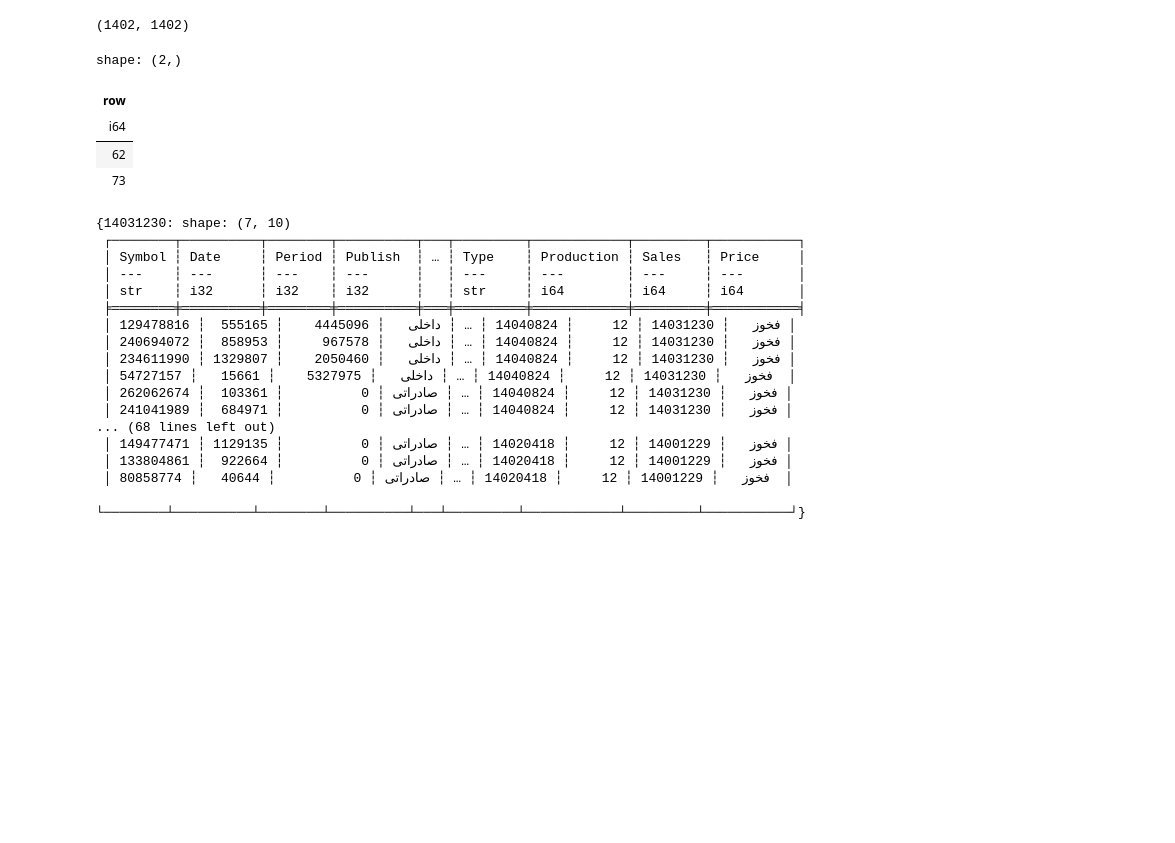
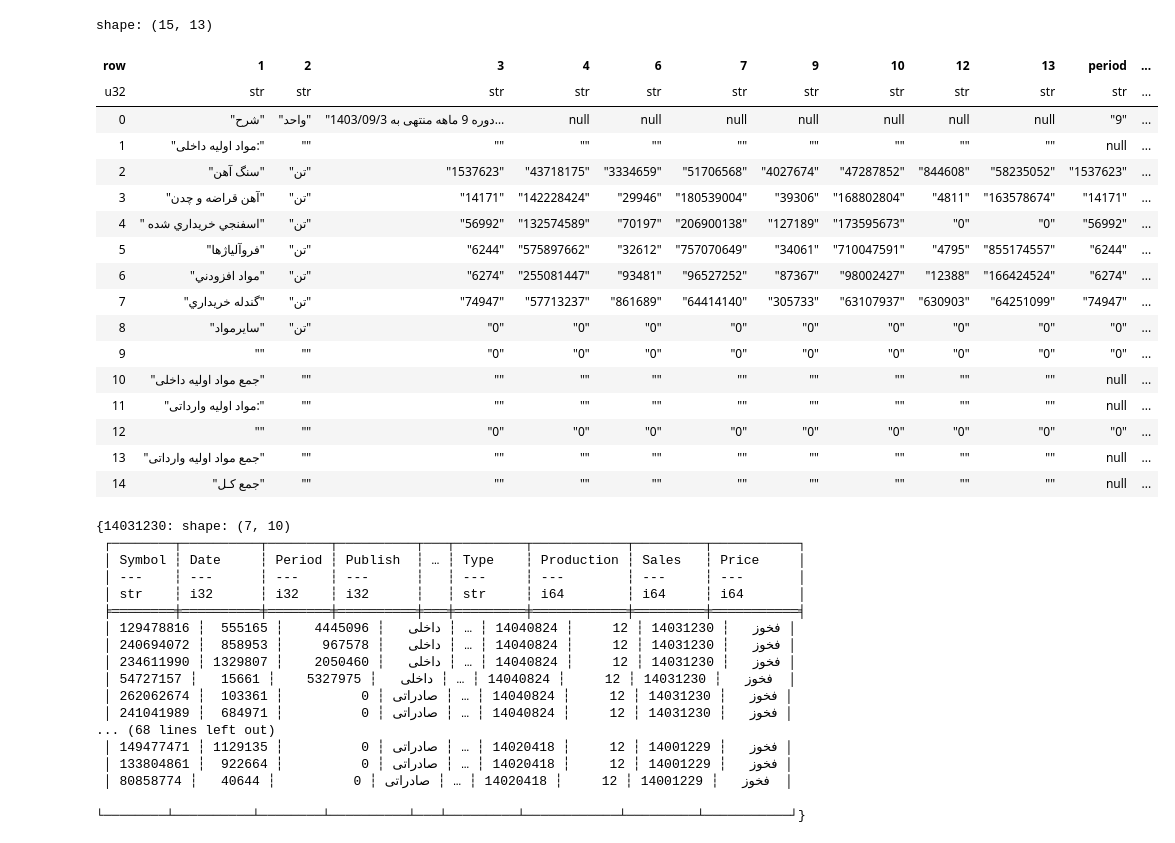
Before and after one commit to elmiramehralizadeh-stack/Python-initial-first-project, a Jupyter notebook: run_test.ipynb, the cells around one changed output. Cells and saved outputs as stored; diff of their text form; code cells hidden in the pictures; blank space fills up the shorter version.

Commit message:
raw_material_functions update date and period

```diff
--- a/run_test.ipynb
+++ b/run_test.ipynb
@@ -203,9 +234,9 @@ def create_dict_dataframes(url: str, date: int, report_type: str) -> dict:
                             est_next_year  = df.filter(pl.col("row") > split_row)
 
                             remain_year = est_df_remain.select(pl.col("3").str.extract(r'(\d{4})/\d{2}/\d{2}', 1).cast(pl.Int32))[0].item()
-                            next_yesr_year = est_next_year.select(pl.col("3").str.extract(r'(\d{4})/\d{2}/\d{2}', 1).cast(pl.Int32))[0].item()
+                            next_year = est_next_year.select(pl.col("3").str.extract(r'(\d{4})/\d{2}/\d{2}', 1).cast(pl.Int32))[0].item()
 
-                            if remain_year == next_yesr_year:
+                            if remain_year == next_year:
                                     all_data['est_next_year'] = est_df_remain
                                     all_data['est_next_year'] = all_data['est_next_year'].insert_column(-1, pl.lit(int(digits.fa_to_en(date_).replace('/', ''))).alias("Date"))
                             else:
@@ -227,9 +258,9 @@ def creat_raw_material_dataframe(symbol: str, url: str, date: int, period: int,
         if data is None: continue
         cols = data.columns
         sorted_cols = sorted(cols, key=lambda x: (0 if x == "row" else 1, int(x) if x.isdigit() else float("inf")))
-        sorted_cols = ['row', 'Date', '1', '2', '3', '4', '6', '7', '9', '10', '12', '13']
+        sorted_cols = ['row', '1', '2', '3', '4', '6', '7', '9', '10', '12', '13']
         data = data.select(sorted_cols)
-
+        return data
         col_name = {
             "Raw Material": '1',
             'Unit': '2',
@@ -257,13 +288,16 @@ def creat_raw_material_dataframe(symbol: str, url: str, date: int, period: int,
         rename_map = {v: k for k, v in col_name.items()}
         df_goods = df_goods.rename(rename_map)
 
+
+
         df_goods = df_goods.insert_column(0, pl.lit(symbol).alias("Symbol"))
+        df_goods = df_goods.insert_column(1, pl.lit(date).alias("Date"))
         df_goods = df_goods.insert_column(2, pl.lit(period).alias("Period"))
         df_goods = df_goods.insert_column(3, pl.lit(publish).alias("Publish"))
-        cs = ['Symbol','Period','Publish','Date', 'Raw Material', 'Unit', 'Type', 'Beginning Inventory_qn', 'Beginning Inventory_pr', 'Purchases During the Period_qn', 'Purchases During the Period_pr', 'Consumption_qn', 'Consumption_pr', 'Ending Inventory_qn', 'Ending Inventory_pr']
+        cs = ['Symbol','Date','Period','Publish', 'Raw Material', 'Unit', 'Type', 'Beginning Inventory_qn', 'Beginning Inventory_pr', 'Purchases During the Period_qn', 'Purchases During the Period_pr', 'Consumption_qn', 'Consumption_pr', 'Ending Inventory_qn', 'Ending Inventory_pr']
         df_goods = df_goods[cs]
         all_data[key] = df_goods
 
     return all_data
 # %%
-creat_raw_material_dataframe(symbol, url, date, period, publish)
+df = creat_raw_material_dataframe(symbol, url, date, period, publish)
@@ -363,5 +303,0 @@ shape: (15, 16)
-# %%
-df = df.with_columns(pl.col("1").map_elements(lambda x: characters.ar_to_fa(x)).alias("1"))
-split_row = (df.filter(pl.col("1") == 'جمع کـل').select(pl.col("row").first()).item())
-est_df_remain = df.filter(pl.col("row") <= split_row)
-est_next_year  = df.filter(pl.col("row") > split_row)
@@ -371,15 +304,29 @@ next_year = est_next_year.select(pl.col("3").str.extract(r'(\d{4})/\d{2}/\d{2}',
-# %%
-remain_year, next_year
-# %% [output]
-(1402, 1402)
-# %%
-df.filter(pl.col("1").map_elements(lambda x: characters.ar_to_fa(x)).alias('1') == 'جمع کـل')['row']
-# %% [output]
-shape: (2,)
-| row |
-| i64 |
-| 62 |
-| 73 |
+# %%
+df = df.with_columns([
+    pl.col("3").str.extract(r'(\d+)', 1).alias('period'),  # Extract the period
+    pl.col("3").str.extract(r'(\d{4}/\d{2}/\d{2})', 1)  # Extract the date
+        .str.replace(r'/', '').alias('date')  # Remove slashes after extraction
+])
+df
+# %% [output]
+shape: (15, 13)
+| row | 1 | 2 | 3 | 4 | 6 | 7 | 9 | 10 | 12 | 13 | period | ... |
+| u32 | str | str | str | str | str | str | str | str | str | str | str | ... |
+| 0 | "شرح" | "واحد" | "دوره 9 ماهه منتهی به 1403/09/3… | null | null | null | null | null | null | null | "9" | ... |
+| 1 | "مواد اولیه داخلی:" | "" | "" | "" | "" | "" | "" | "" | "" | "" | null | ... |
+| 2 | "سنگ آهن" | "تن" | "1537623" | "43718175" | "3334659" | "51706568" | "4027674" | "47287852" | "844608" | "58235052" | "1537623" | ... |
+| 3 | "آهن قراضه و چدن" | "تن" | "14171" | "142228424" | "29946" | "180539004" | "39306" | "168802804" | "4811" | "163578674" | "14171" | ... |
+| 4 | " اسفنجي خريداري شده" | "تن" | "56992" | "132574589" | "70197" | "206900138" | "127189" | "173595673" | "0" | "0" | "56992" | ... |
+| 5 | "فروآلياژها" | "تن" | "6244" | "575897662" | "32612" | "757070649" | "34061" | "710047591" | "4795" | "855174557" | "6244" | ... |
+| 6 | "مواد افزودني" | "تن" | "6274" | "255081447" | "93481" | "96527252" | "87367" | "98002427" | "12388" | "166424524" | "6274" | ... |
+| 7 | "گندله خريداري" | "تن" | "74947" | "57713237" | "861689" | "64414140" | "305733" | "63107937" | "630903" | "64251099" | "74947" | ... |
+| 8 | "سايرمواد" | "تن" | "0" | "0" | "0" | "0" | "0" | "0" | "0" | "0" | "0" | ... |
+| 9 | "" | "" | "0" | "0" | "0" | "0" | "0" | "0" | "0" | "0" | "0" | ... |
+| 10 | "جمع مواد اولیه داخلی" | "" | "" | "" | "" | "" | "" | "" | "" | "" | null | ... |
+| 11 | "مواد اولیه وارداتی:" | "" | "" | "" | "" | "" | "" | "" | "" | "" | null | ... |
+| 12 | "" | "" | "0" | "0" | "0" | "0" | "0" | "0" | "0" | "0" | "0" | ... |
+| 13 | "جمع مواد اولیه وارداتی" | "" | "" | "" | "" | "" | "" | "" | "" | "" | null | ... |
+| 14 | "جمع كـل" | "" | "" | "" | "" | "" | "" | "" | "" | "" | null | ... |
 # %%
 test = {}
 for year, report_dic in all_data.items():
```
Also changed, not shown: parts of 12 cells of this notebook, 2 other files.
